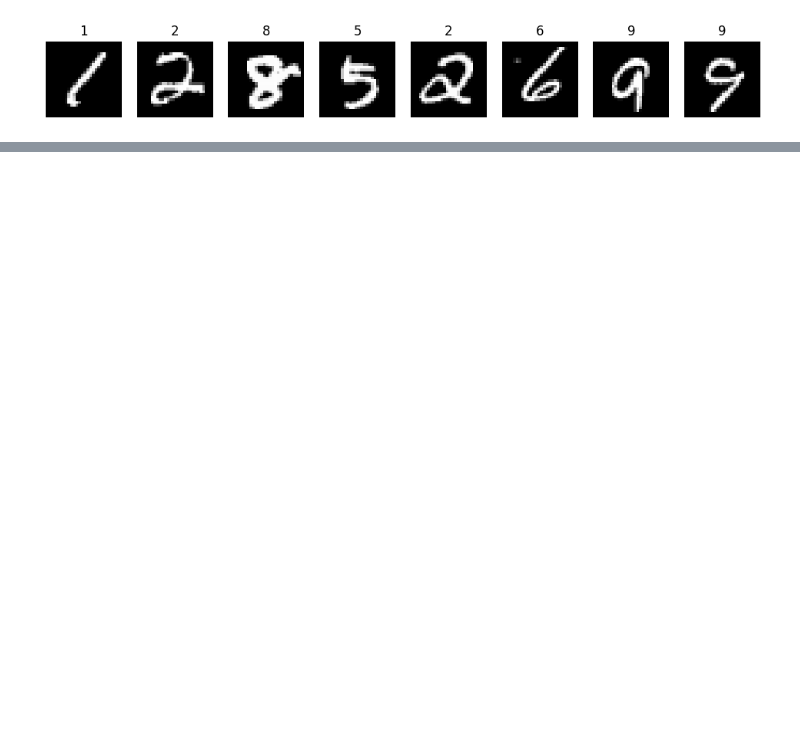
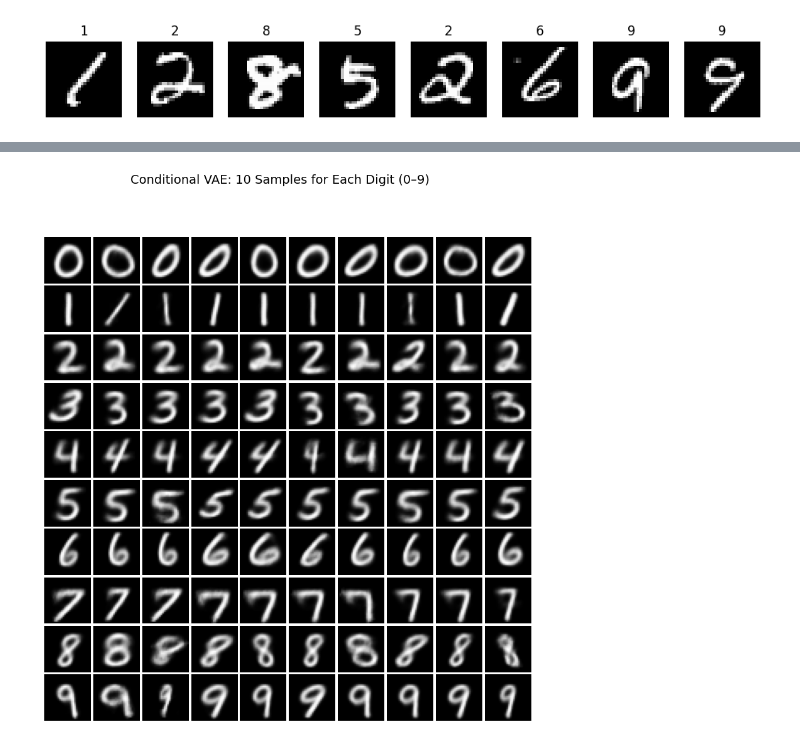
Before and after one commit to MatinGhiasi32/SelectiveAmnesiaMNIST, a Jupyter notebook: main.ipynb, the cells around one changed output, grey strips where cells are left out. Cells and saved outputs as stored; diff of their text form; code cells hidden in the pictures; blank space fills up the shorter version.

```diff
--- a/main.ipynb
+++ b/main.ipynb
@@ -188,0 +196,21 @@ class CVAE(nn.Module):
+# %%
+device = torch.device("cuda" if torch.cuda.is_available() else "cpu")
+model2 = CVAE(latent_dim=2).to(device)
+optimizer2 = optim.Adam(model2.parameters(), lr=1e-3)
+num_epochs = 50
+
+for epoch in range(1, num_epochs + 1):
+    model2.train()
+    train_loss = 0.0
+    for x, y in train_loader:
+        x = x.view(-1, 784).to(device)
+        y = y.to(device)
+        optimizer2.zero_grad()
+        recon_x, mu, logvar = model2(x, y)
+        loss, BCE, KLD = vae_loss(recon_x, x, mu, logvar)
+        loss.backward()
+        train_loss += loss.item()
+        optimizer2.step()
+
+    avg_loss = train_loss / len(train_loader.dataset)
+    print(f"Epoch {epoch}, Avg loss per datapoint: {avg_loss:.4f}")
@@ -188,0 +235,23 @@ class CVAE(nn.Module):
+# %%
+model2.eval()
+n_samples_per_digit = 10
+num_classes = 10
+
+with torch.no_grad():
+    z = torch.randn(num_classes * n_samples_per_digit, model2.latent_dim).to(device)
+    y = torch.arange(0, num_classes).repeat_interleave(n_samples_per_digit).to(device)
+    samples = model2.decode(z, y).view(-1, 1, 28, 28).cpu()
+
+fig, axes = plt.subplots(num_classes, n_samples_per_digit, figsize=(10, 10))
+plt.subplots_adjust(wspace=0.05, hspace=0.05)
+
+for i in range(num_classes):
+    for j in range(n_samples_per_digit):
+        ax = axes[i, j]
+        ax.imshow(samples[i * n_samples_per_digit + j][0], cmap='gray')
+        ax.axis('off')
+
+plt.suptitle("Conditional VAE: 10 Samples for Each Digit (0–9)", fontsize=14)
+plt.show()
+# %% [output]
+[figure, added]
```
Also changed, not shown: parts of 5 cells of this notebook, 3 other files.
